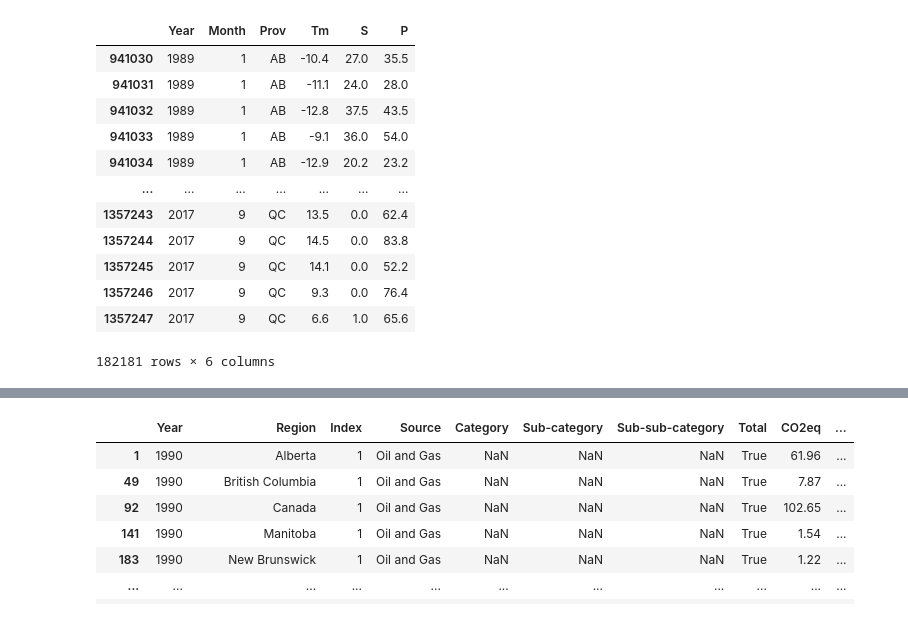
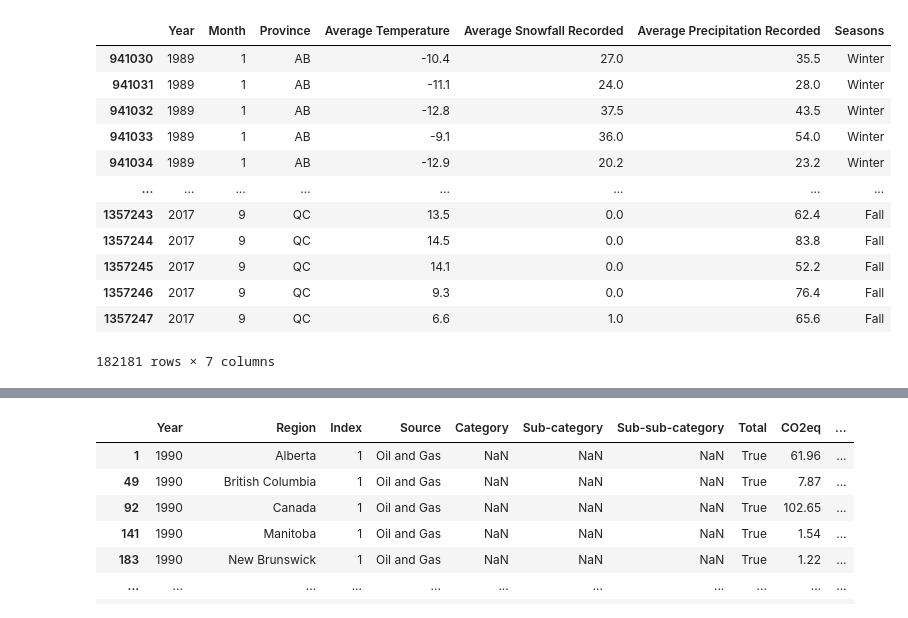
Before and after one commit to fabiomarcullo/Project_1_Climate_Action_Goals, a Jupyter notebook: Canada_Temperature.ipynb, the cells around one changed output, grey strips where cells are left out. Cells and saved outputs as stored; diff of their text form; code cells hidden in the pictures.

```diff
--- a/Canada_Temperature.ipynb
+++ b/Canada_Temperature.ipynb
@@ -7,28 +7,54 @@ import pandas as pd
 # %%
 # Data Source:https://www.kaggle.com/datasets/sarahquesnelle/canada-data
 Temperature_DF = pd.read_csv("Resources/Canada_Temperature_Data.csv")
 
 Temperature_DF2 = Temperature_DF.loc[(Temperature_DF["Year"] >= 1989) & (Temperature_DF["Year"] <= 2020), :]
 
 Prov_DF = Temperature_DF2.loc[Temperature_DF2["Prov"].isin(["ON", "AB", "QC"]), :]
 
-Prov_DF2 = Prov_DF.drop("Stn_Name", axis=1)
+Canada_Temperature_DF = Prov_DF.drop("Stn_Name", axis=1)
 
-Prov_DF2
+Canada_Temperature_DF
 
 
-# Prov_DF2.to_csv("Canada_Temperature_Data2.csv", index=False)
+# define the conditions for each season
+conditions = [
+    (Canada_Temperature_DF['Month'].isin([12, 1, 2])),
+    (Canada_Temperature_DF['Month'].isin([3, 4, 5])),
+    (Canada_Temperature_DF['Month'].isin([6, 7, 8])),
+    (Canada_Temperature_DF['Month'].isin([9, 10, 11]))
+]
+
+# define the corresponding values for each season
+values = ['Winter', 'Spring', 'Summer', 'Fall']
+
+# create a new column 'Season' based on the conditions and values
+Canada_Temperature_DF['Seasons'] = np.select(conditions, values)
+
+
+
+
+Canada_Temperature_DF.rename(columns={'Prov': 'Province','Tm': 'Average Temperature', 'S': 'Average Snowfall Recorded', 'P': 'Average Precipitation Recorded'}, inplace=True)
+
+
+
+Canada_Temperature_DF['Average Temperature'] = Canada_Temperature_DF['Average Temperature'].astype(float)
+Canada_Temperature_DF['Average Snowfall Recorded'] = Canada_Temperature_DF['Average Snowfall Recorded'].astype(float)
+Canada_Temperature_DF['Average Precipitation Recorded'] = Canada_Temperature_DF['Average Precipitation Recorded'].astype(float)
+
+
+Canada_Temperature_DF
 # %% [output]
-|  | Year | Month | Prov | Tm | S | P |
-| 941030 | 1989 | 1 | AB | -10.4 | 27.0 | 35.5 |
-| 941031 | 1989 | 1 | AB | -11.1 | 24.0 | 28.0 |
-| 941032 | 1989 | 1 | AB | -12.8 | 37.5 | 43.5 |
-| 941033 | 1989 | 1 | AB | -9.1 | 36.0 | 54.0 |
-| 941034 | 1989 | 1 | AB | -12.9 | 20.2 | 23.2 |
-| ... | ... | ... | ... | ... | ... | ... |
-| 1357243 | 2017 | 9 | QC | 13.5 | 0.0 | 62.4 |
-| 1357244 | 2017 | 9 | QC | 14.5 | 0.0 | 83.8 |
-| 1357245 | 2017 | 9 | QC | 14.1 | 0.0 | 52.2 |
-| 1357246 | 2017 | 9 | QC | 9.3 | 0.0 | 76.4 |
-| 1357247 | 2017 | 9 | QC | 6.6 | 1.0 | 65.6 |
+|  | Year | Month | Province | Average Temperature | Average Snowfall Recorded | Average Precipitation Recorded | Seasons |
+| 941030 | 1989 | 1 | AB | -10.4 | 27.0 | 35.5 | Winter |
+| 941031 | 1989 | 1 | AB | -11.1 | 24.0 | 28.0 | Winter |
+| 941032 | 1989 | 1 | AB | -12.8 | 37.5 | 43.5 | Winter |
+| 941033 | 1989 | 1 | AB | -9.1 | 36.0 | 54.0 | Winter |
+| 941034 | 1989 | 1 | AB | -12.9 | 20.2 | 23.2 | Winter |
+| ... | ... | ... | ... | ... | ... | ... | ... |
+| 1357243 | 2017 | 9 | QC | 13.5 | 0.0 | 62.4 | Fall |
+| 1357244 | 2017 | 9 | QC | 14.5 | 0.0 | 83.8 | Fall |
+| 1357245 | 2017 | 9 | QC | 14.1 | 0.0 | 52.2 | Fall |
+| 1357246 | 2017 | 9 | QC | 9.3 | 0.0 | 76.4 | Fall |
+| 1357247 | 2017 | 9 | QC | 6.6 | 1.0 | 65.6 | Fall |
-182181 rows × 6 columns
+182181 rows × 7 columns
```
Also changed, not shown: parts of 3 cells of this notebook, 1 other file.
